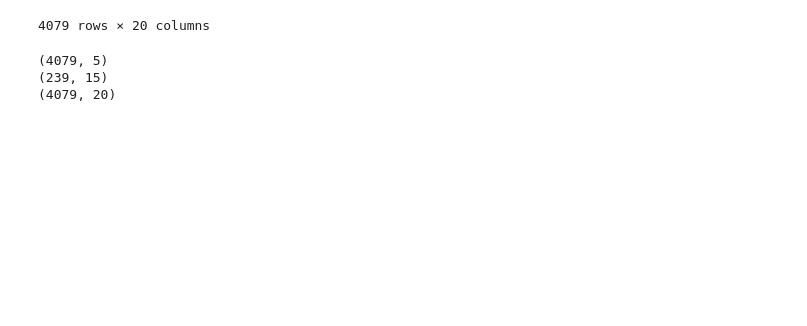
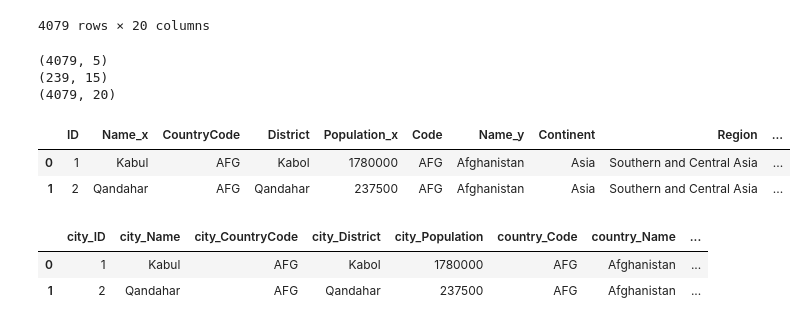
Before and after one commit to MiguelAngel3378/CURSO_ANALISIS_BD2, a Jupyter notebook: m4_pandas/operaciones/world_join.ipynb, the cells around one changed output. Cells and saved outputs as stored; diff of their text form; code cells hidden in the pictures; blank space fills up the shorter version.

```diff
--- a/m4_pandas/operaciones/world_join.ipynb
+++ b/m4_pandas/operaciones/world_join.ipynb
@@ -193,3 +193,28 @@ print(df_city_country.shape)
 (4079, 5)
 (239, 15)
 (4079, 20)
+# %%
+# renombrar las columnas
+df_city_country.rename(columns={
+    'Name_x': 'city_name',
+    'Population_x': 'city_population',
+    'Name_y': 'country_name',
+    'Population_y': 'country_population'
+})
+df_city_country.head(2)
+# %% [output]
+|  | ID | Name_x | CountryCode | District | Population_x | Code | Name_y | Continent | Region | ... |
+| 0 | 1 | Kabul | AFG | Kabol | 1780000 | AFG | Afghanistan | Asia | Southern and Central Asia | ... |
+| 1 | 2 | Qandahar | AFG | Qandahar | 237500 | AFG | Afghanistan | Asia | Southern and Central Asia | ... |
+# %%
+df_city_country = pd.merge(
+    df_city.add_prefix('city_'),
+    df_country.add_prefix('country_'),
+    left_on="city_CountryCode",
+    right_on="country_Code"
+)
+df_city_country.head(2)
+# %% [output]
+|  | city_ID | city_Name | city_CountryCode | city_District | city_Population | country_Code | country_Name | ... |
+| 0 | 1 | Kabul | AFG | Kabol | 1780000 | AFG | Afghanistan | ... |
+| 1 | 2 | Qandahar | AFG | Qandahar | 237500 | AFG | Afghanistan | ... |
```
Also changed, not shown: parts of 5 cells of this notebook.
